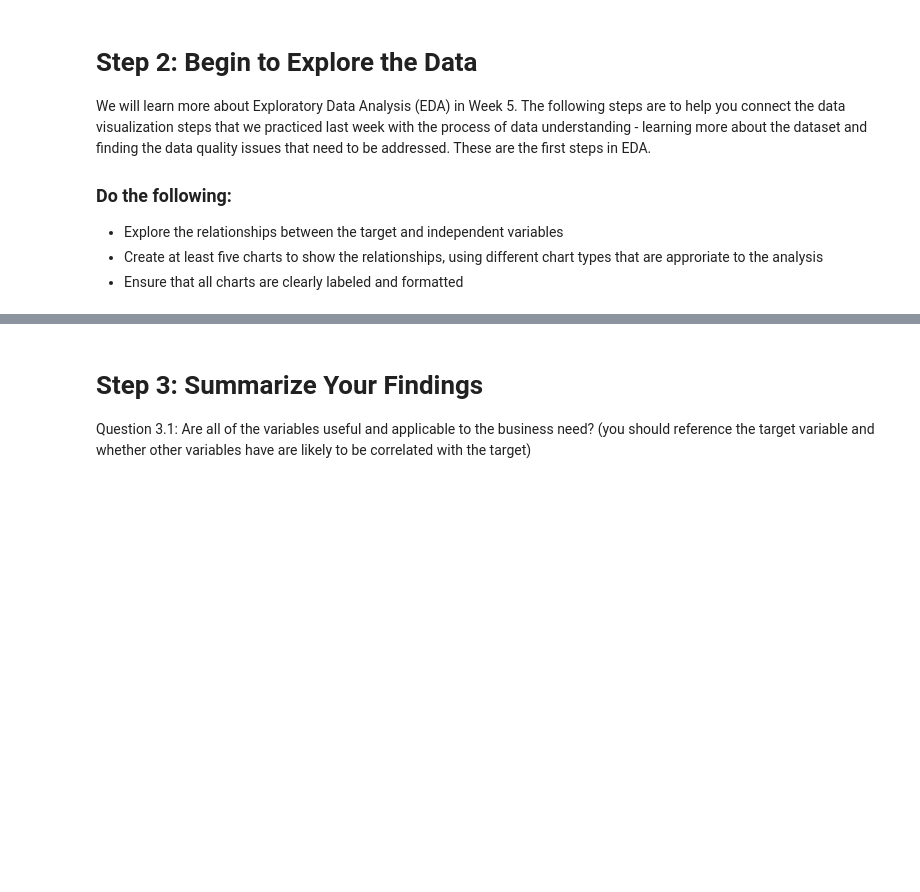
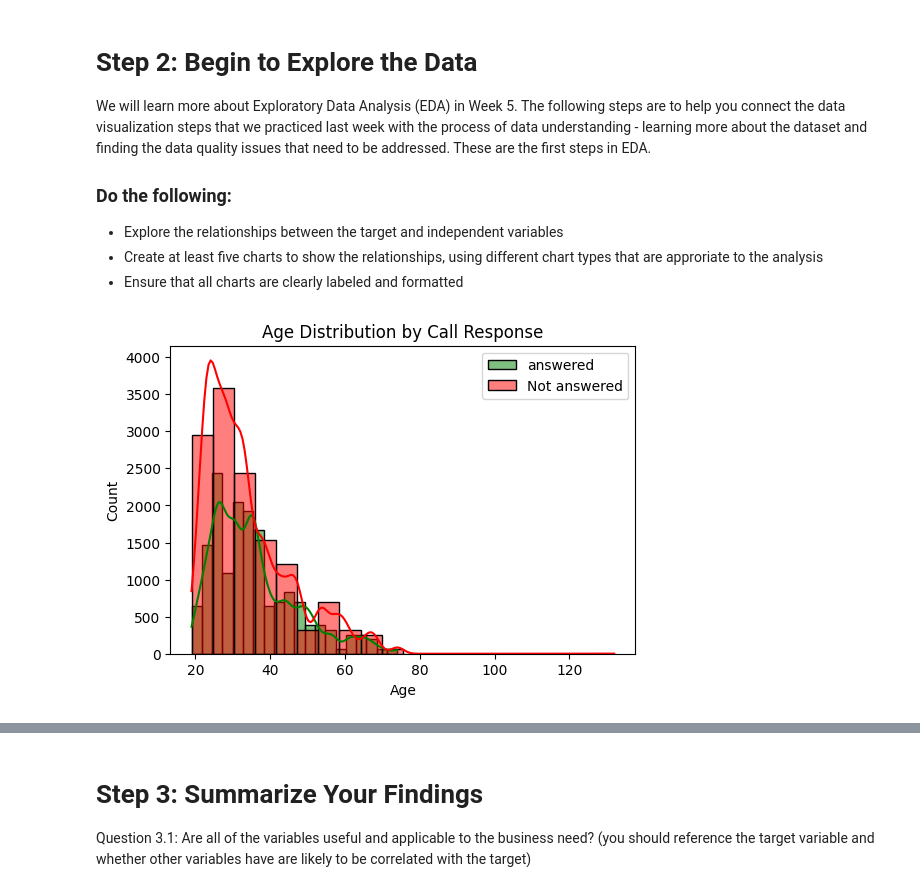
Before and after one commit to KostenK-cloud/My-files-for-IS-4487, a Jupyter notebook: Assignments/assignment_04_data_understanding.ipynb, the cells around one changed output, grey strips where cells are left out. Drawn from its saved outputs; the diff is of its cells as text; code cells hidden in the pictures; blank space fills up the shorter version.

```diff
--- a/Assignments/assignment_04_data_understanding.ipynb
+++ b/Assignments/assignment_04_data_understanding.ipynb
@@ -89,12 +131,14 @@ We will learn more about Exploratory Data Analysis (EDA) in Week 5. The followin
 - Ensure that all charts are clearly labeled and formatted
 # %%
 plt.figure(figsize=(6,4))
-sns.histplot(df[df['Answered'] == 1]['Age'], bins=20, color='green', label='Answered', kde=True)
-sns.histplot(df[df['Answered'] == 0]['Age'], bins=20, color='red', label='Not Answered', kde=True)
+sns.histplot(df[df['answered'] == 1]['age'], bins=20, color='green', label='answered', kde=True)
+sns.histplot(df[df['answered'] == 0]['age'], bins=20, color='red', label='Not answered', kde=True)
 plt.legend()
 plt.title('Age Distribution by Call Response')
 plt.xlabel('Age')
 plt.ylabel('Count')
 plt.show()
+# %% [output]
+[figure, added]
 # %%
 plt.figure(figsize=(6,4))
```
Also changed, not shown: parts of 9 cells of this notebook.
